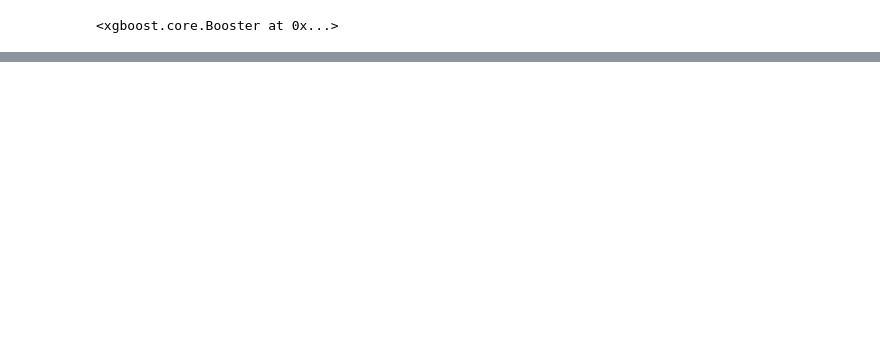
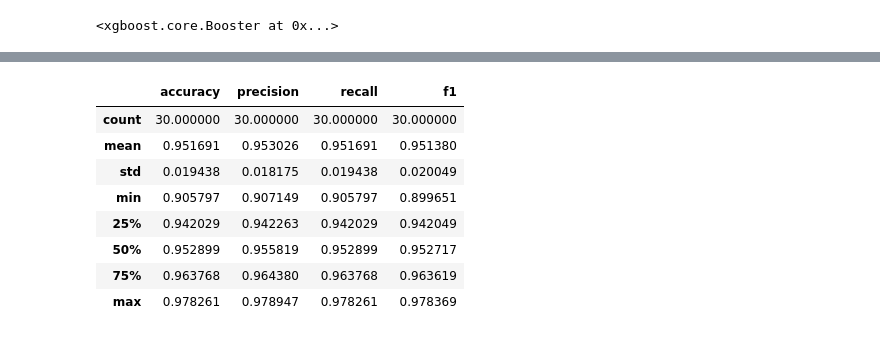
Before and after one commit to LRAbbade/mtsc, a Jupyter notebook: replicate.ipynb, the cells around one changed output, grey strips where cells are left out. Drawn from its saved outputs; the diff is of its cells as text; code cells hidden in the pictures; blank space fills up the shorter version.

```diff
--- a/replicate.ipynb
+++ b/replicate.ipynb
@@ -180,0 +289,12 @@ res_df.sort_values('f1', ascending=False)
+# %%
+res.describe()
+# %% [output]
+|  | accuracy | precision | recall | f1 |
+| count | 30.000000 | 30.000000 | 30.000000 | 30.000000 |
+| mean | 0.951691 | 0.953026 | 0.951691 | 0.951380 |
+| std | 0.019438 | 0.018175 | 0.019438 | 0.020049 |
+| min | 0.905797 | 0.907149 | 0.905797 | 0.899651 |
+| 25% | 0.942029 | 0.942263 | 0.942029 | 0.942049 |
+| 50% | 0.952899 | 0.955819 | 0.952899 | 0.952717 |
+| 75% | 0.963768 | 0.964380 | 0.963768 | 0.963619 |
+| max | 0.978261 | 0.978947 | 0.978261 | 0.978369 |
```
Also changed, not shown: parts of 17 cells of this notebook.
